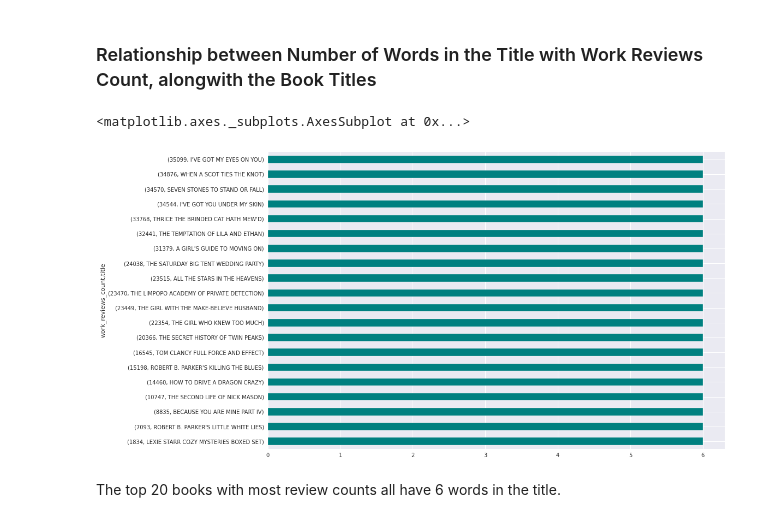
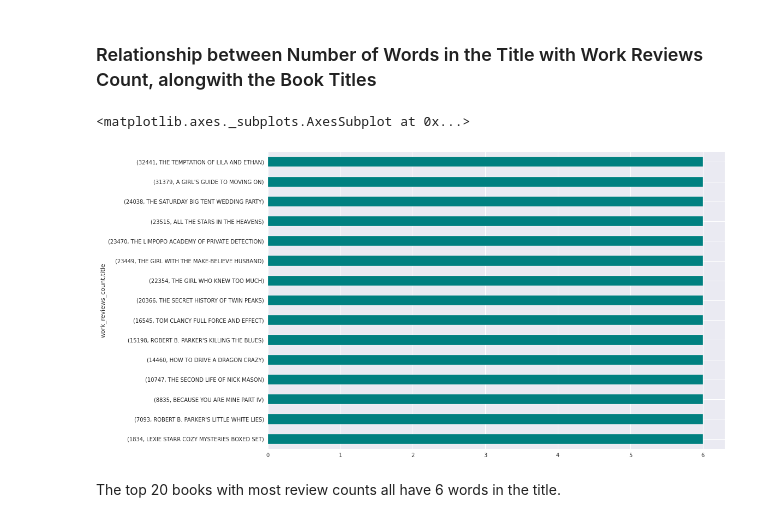
Before and after one commit to linhmai19/capstone_project, a Jupyter notebook: eda_clf_modeling.ipynb, the cells around one changed output. Drawn from its saved outputs; the diff is of its cells as text; code cells hidden in the pictures.

```diff
--- a/eda_clf_modeling.ipynb
+++ b/eda_clf_modeling.ipynb
@@ -131,6 +131,3 @@ df_merge.describe()
 | 50% | 1.000000 | 3.000000 | 82.000000 | 149.500000 | 18.000000 | ... |
 | 75% | 1.000000 | 3.000000 | 684.000000 | 1549.500000 | 107.000000 | ... |
 | max | 38.000000 | 6.000000 | 105021.000000 | 184021.000000 | 9413.000000 | ... |
-# %%
-# Drop weeks_on_list
-df_merge = df_merge.drop('weeks_on_list', axis=1)
@@ -497,10 +533,10 @@ sns.barplot(most_rated['work_ratings_count'], most_rated.index, palette='Spectra
 ### Relationship between Number of Words in the Title with Work Reviews Count, alongwith the Book Titles
 # %%
 plt.figure(figsize=(15,10))
-df_merge.groupby(['work_reviews_count','title']).no_of_words_title.sum().nlargest(20).plot(kind='barh',color='teal')
+df_merge.groupby(['work_reviews_count','title']).no_of_words_title.sum().nlargest(15).plot(kind='barh',color='teal')
 # %% [output]
 <matplotlib.axes._subplots.AxesSubplot at 0x...>
-[figure, old version]
+[figure, new version]
 # %% [markdown]
 The top 20 books with most review counts all have 6 words in the title.
 # %%
```
Also changed, not shown: parts of 40 cells of this notebook.
